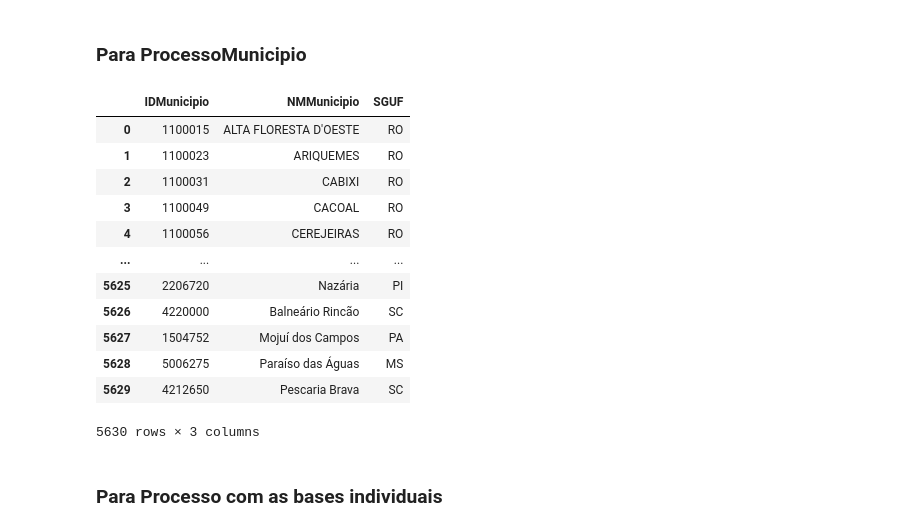
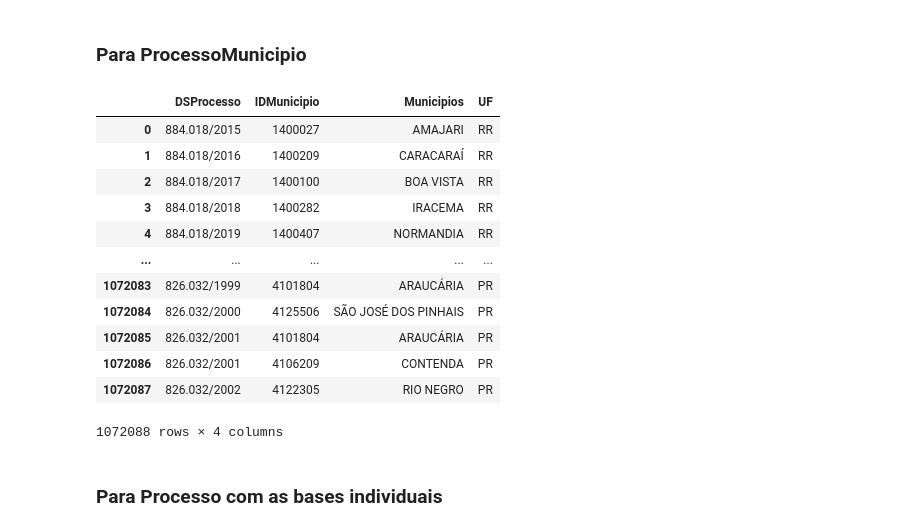
Before and after one commit to EduMinsky/GoldMiningAnalysis, a Jupyter notebook: Analise_Mineracao_Depth.ipynb, the cells around one changed output. Saved outputs shown, nothing was run; the diff lists cells and outputs as text; code cells hidden in the pictures.

```diff
--- a/Analise_Mineracao_Depth.ipynb
+++ b/Analise_Mineracao_Depth.ipynb
@@ -306,24 +346,24 @@ ProcessoEvento.to_csv('C:\\Users\\napcc\\Dropbox (CPI)\\EduardoMinsky\\Dados_Min
 # %% [markdown]
 ### Para ProcessoMunicipio
 # %%
-ProcessoMunicipio=pd.read_csv('C:\\Users\\napcc\\Dropbox (CPI)\\EduardoMinsky\\Dados_Mineracao\\Dados Tabulares\\microdados-scm\\ProcessoMunicipio.txt', sep=';', encoding='latin1')
-Municipio = pd.read_csv('C:\\Users\\napcc\\Dropbox (CPI)\\EduardoMinsky\\Dados_Mineracao\\Dados Tabulares\\microdados-scm\\Municipio.txt', sep=';', encoding='latin1')
+ProcessoMunicipio=pd.read_csv('E:\\Mineracao\\ProcessoMunicipio.txt', sep=';', encoding='latin1')
+Municipio = pd.read_csv('E:\\Mineracao\\Municipio.txt', sep=';', encoding='latin1')
 # %%
-Municipio
+ProcessoMunicipio
 # %% [output]
-|  | IDMunicipio | NMMunicipio | SGUF |
-| 0 | 1100015 | ALTA FLORESTA D'OESTE | RO |
-| 1 | 1100023 | ARIQUEMES | RO |
-| 2 | 1100031 | CABIXI | RO |
-| 3 | 1100049 | CACOAL | RO |
-| 4 | 1100056 | CEREJEIRAS | RO |
-| ... | ... | ... | ... |
-| 5625 | 2206720 | Nazária | PI |
-| 5626 | 4220000 | Balneário Rincão | SC |
-| 5627 | 1504752 | Mojuí dos Campos | PA |
-| 5628 | 5006275 | Paraíso das Águas | MS |
-| 5629 | 4212650 | Pescaria Brava | SC |
+|  | DSProcesso | IDMunicipio | Municipios | UF |
+| 0 | 884.018/2015 | 1400027 | AMAJARI | RR |
+| 1 | 884.018/2016 | 1400209 | CARACARAÍ | RR |
+| 2 | 884.018/2017 | 1400100 | BOA VISTA | RR |
+| 3 | 884.018/2018 | 1400282 | IRACEMA | RR |
+| 4 | 884.018/2019 | 1400407 | NORMANDIA | RR |
+| ... | ... | ... | ... | ... |
+| 1072083 | 826.032/1999 | 4101804 | ARAUCÁRIA | PR |
+| 1072084 | 826.032/2000 | 4125506 | SÃO JOSÉ DOS PINHAIS | PR |
+| 1072085 | 826.032/2001 | 4101804 | ARAUCÁRIA | PR |
+| 1072086 | 826.032/2001 | 4106209 | CONTENDA | PR |
+| 1072087 | 826.032/2002 | 4122305 | RIO NEGRO | PR |
-5630 rows × 3 columns
+1072088 rows × 4 columns
 # %%
 #Linkando Municipio:
 dicMunicipio={}
```
Also changed, not shown: parts of 76 cells of this notebook.
